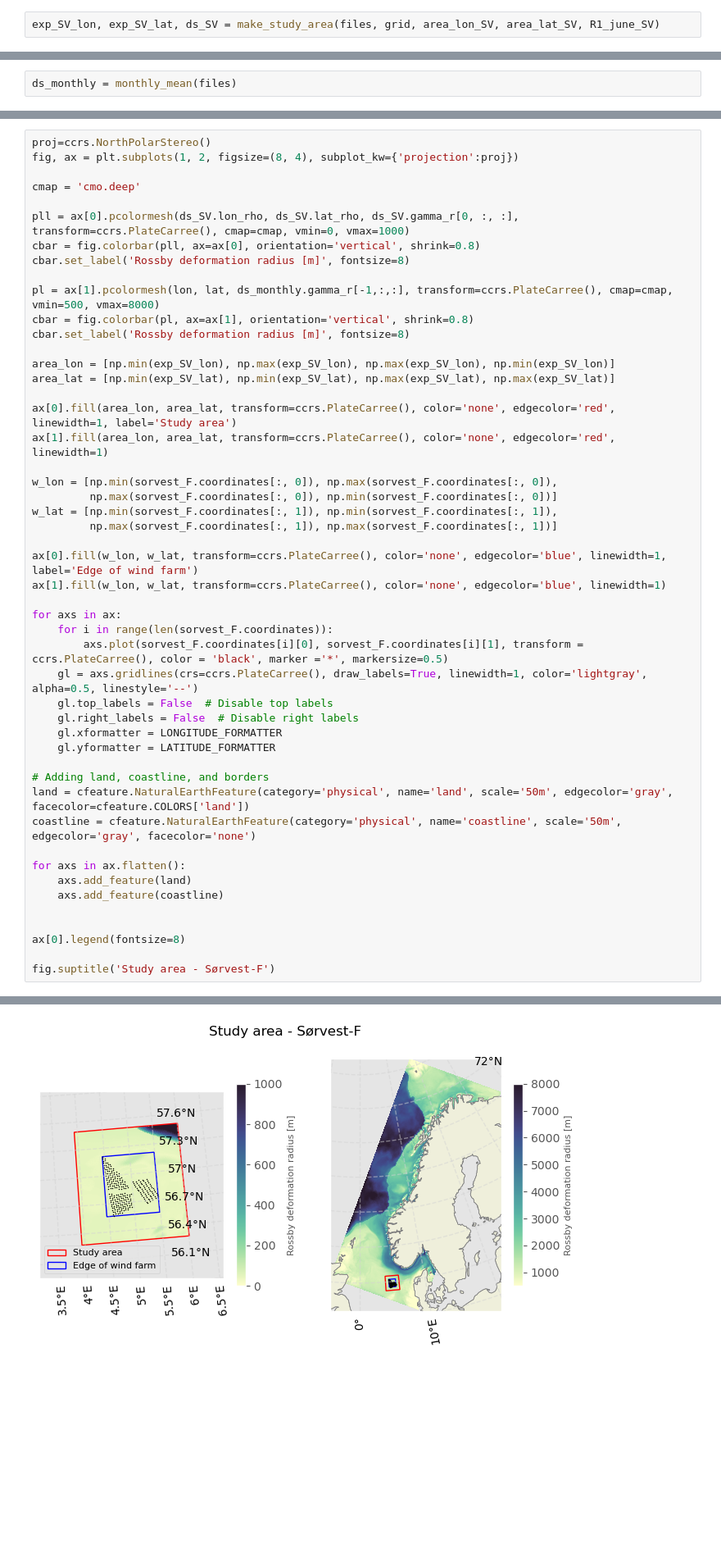
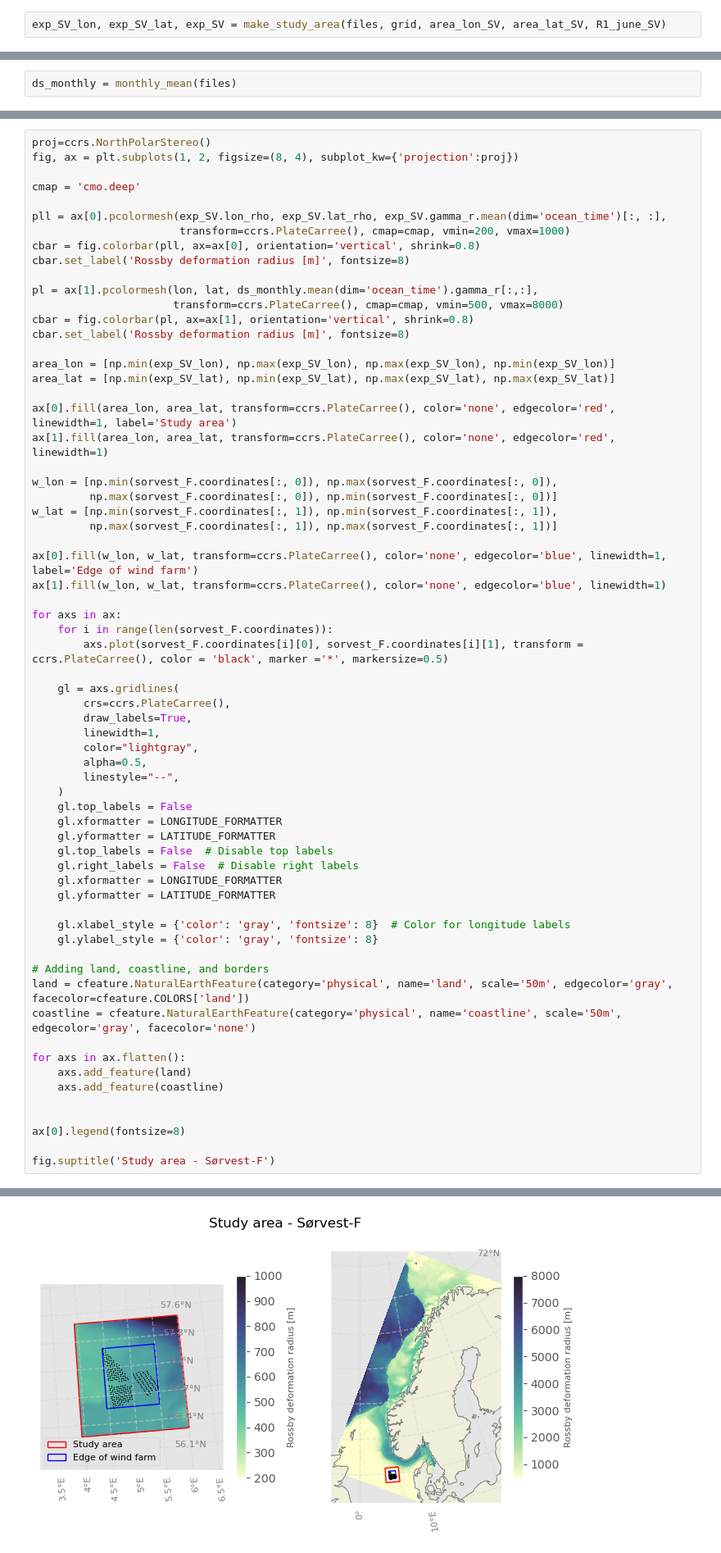
Before and after one commit to kjes4pres/MET_sommer25, a Jupyter notebook: Rossby_deformation/making_study_area.ipynb, the cells around one changed output, grey strips where cells are left out. Shown at 82% size. Cells and saved outputs as stored; diff of their text form; blank space fills up the shorter version.

```diff
--- a/Rossby_deformation/making_study_area.ipynb
+++ b/Rossby_deformation/making_study_area.ipynb
@@ -86,5 +86,5 @@ In this method I expand the box around the windpark with 25 times the June inter
 
 From Christensen et al.(2022) it is clear that the impacts of wind farms can extend quite far, and so if using the Rossby radius as a measure the extended study area should be relatively large.
 # %%
-exp_SV_lon, exp_SV_lat, ds_SV = make_study_area(files, grid, area_lon_SV, area_lat_SV, R1_june_SV)
+exp_SV_lon, exp_SV_lat, exp_SV = make_study_area(files, grid, area_lon_SV, area_lat_SV, R1_june_SV)
 # %%
@@ -97,11 +128,13 @@ fig, ax = plt.subplots(1, 2, figsize=(8, 4), subplot_kw={'projection':proj})
 
 cmap = 'cmo.deep'
 
-pll = ax[0].pcolormesh(ds_SV.lon_rho, ds_SV.lat_rho, ds_SV.gamma_r[0, :, :], transform=ccrs.PlateCarree(), cmap=cmap, vmin=0, vmax=1000)
+pll = ax[0].pcolormesh(exp_SV.lon_rho, exp_SV.lat_rho, exp_SV.gamma_r.mean(dim='ocean_time')[:, :],
+                       transform=ccrs.PlateCarree(), cmap=cmap, vmin=200, vmax=1000)
 cbar = fig.colorbar(pll, ax=ax[0], orientation='vertical', shrink=0.8)
 cbar.set_label('Rossby deformation radius [m]', fontsize=8)
 
-pl = ax[1].pcolormesh(lon, lat, ds_monthly.gamma_r[-1,:,:], transform=ccrs.PlateCarree(), cmap=cmap, vmin=500, vmax=8000)
+pl = ax[1].pcolormesh(lon, lat, ds_monthly.mean(dim='ocean_time').gamma_r[:,:],
+                      transform=ccrs.PlateCarree(), cmap=cmap, vmin=500, vmax=8000)
 cbar = fig.colorbar(pl, ax=ax[1], orientation='vertical', shrink=0.8)
 cbar.set_label('Rossby deformation radius [m]', fontsize=8)
 
@@ -114,35 +147,49 @@ ax[1].fill(area_lon, area_lat, transform=ccrs.PlateCarree(), color='none', edgec
 w_lon = [np.min(sorvest_F.coordinates[:, 0]), np.max(sorvest_F.coordinates[:, 0]),
          np.max(sorvest_F.coordinates[:, 0]), np.min(sorvest_F.coordinates[:, 0])]
 w_lat = [np.min(sorvest_F.coordinates[:, 1]), np.min(sorvest_F.coordinates[:, 1]),
          np.max(sorvest_F.coordinates[:, 1]), np.max(sorvest_F.coordinates[:, 1])]
 
 ax[0].fill(w_lon, w_lat, transform=ccrs.PlateCarree(), color='none', edgecolor='blue', linewidth=1, label='Edge of wind farm')
 ax[1].fill(w_lon, w_lat, transform=ccrs.PlateCarree(), color='none', edgecolor='blue', linewidth=1)
 
 for axs in ax:
     for i in range(len(sorvest_F.coordinates)):
         axs.plot(sorvest_F.coordinates[i][0], sorvest_F.coordinates[i][1], transform = ccrs.PlateCarree(), color = 'black', marker ='*', markersize=0.5)
-    gl = axs.gridlines(crs=ccrs.PlateCarree(), draw_labels=True, linewidth=1, color='lightgray', alpha=0.5, linestyle='--')
+
+    gl = axs.gridlines(
+        crs=ccrs.PlateCarree(),
+        draw_labels=True,
+        linewidth=1,
+        color="lightgray",
+        alpha=0.5,
+        linestyle="--",
+    )
+    gl.top_labels = False
+    gl.xformatter = LONGITUDE_FORMATTER
+    gl.yformatter = LATITUDE_FORMATTER
     gl.top_labels = False  # Disable top labels
     gl.right_labels = False  # Disable right labels
     gl.xformatter = LONGITUDE_FORMATTER
     gl.yformatter = LATITUDE_FORMATTER
+
+    gl.xlabel_style = {'color': 'gray', 'fontsize': 8}  # Color for longitude labels
+    gl.ylabel_style = {'color': 'gray', 'fontsize': 8}
 
 # Adding land, coastline, and borders
 land = cfeature.NaturalEarthFeature(category='physical', name='land', scale='50m', edgecolor='gray', facecolor=cfeature.COLORS['land'])
 coastline = cfeature.NaturalEarthFeature(category='physical', name='coastline', scale='50m', edgecolor='gray', facecolor='none')
 
 for axs in ax.flatten():
     axs.add_feature(land)
     axs.add_feature(coastline)
 
 
 ax[0].legend(fontsize=8)
 
 fig.suptitle('Study area - Sørvest-F')
 # %% [output]
 Text(0.5, 0.98, 'Study area - Sørvest-F')
-[figure, old version]
+[figure, new version]
 # %%
 proj=ccrs.NorthPolarStereo()
 fig, ax = plt.subplots(1, 2, figsize=(8, 4), subplot_kw={'projection':proj})
```
Also changed, not shown: parts of 7 cells of this notebook.
